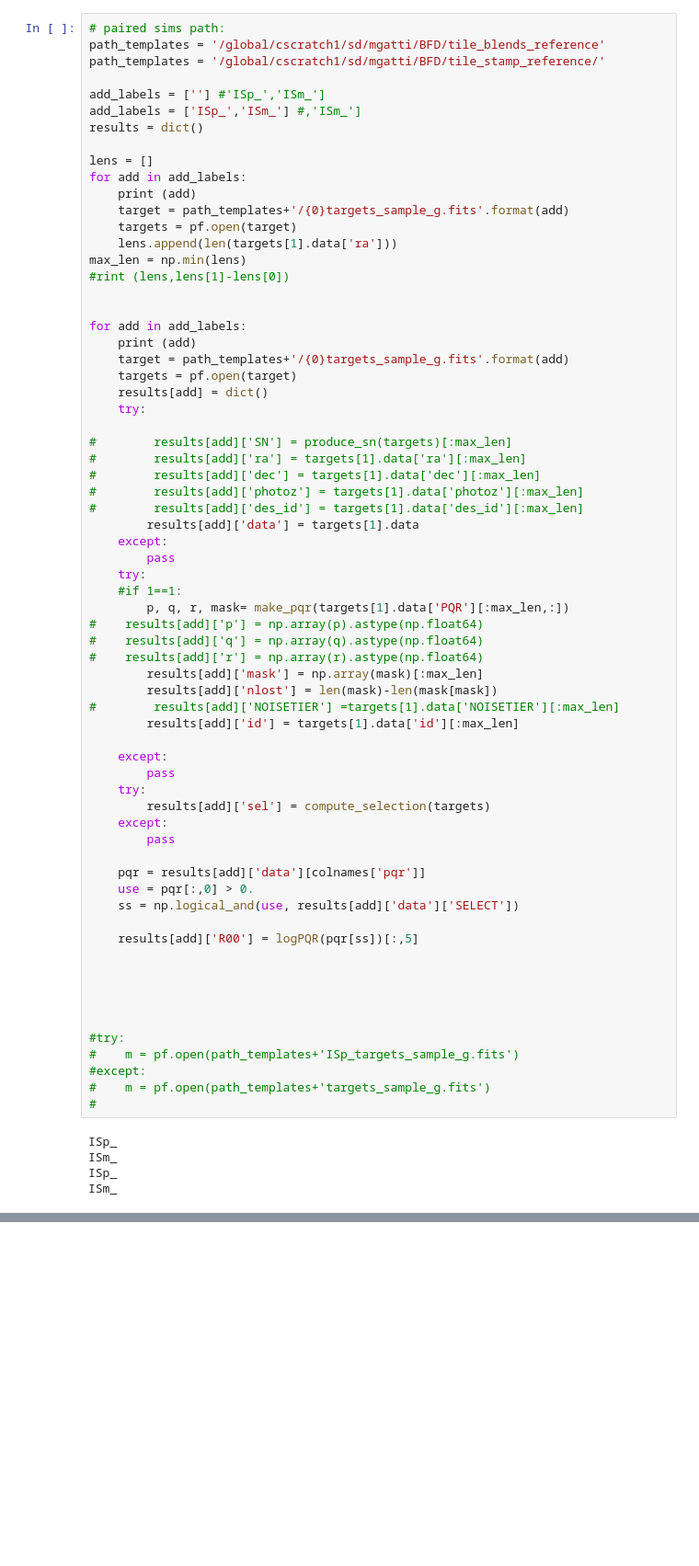
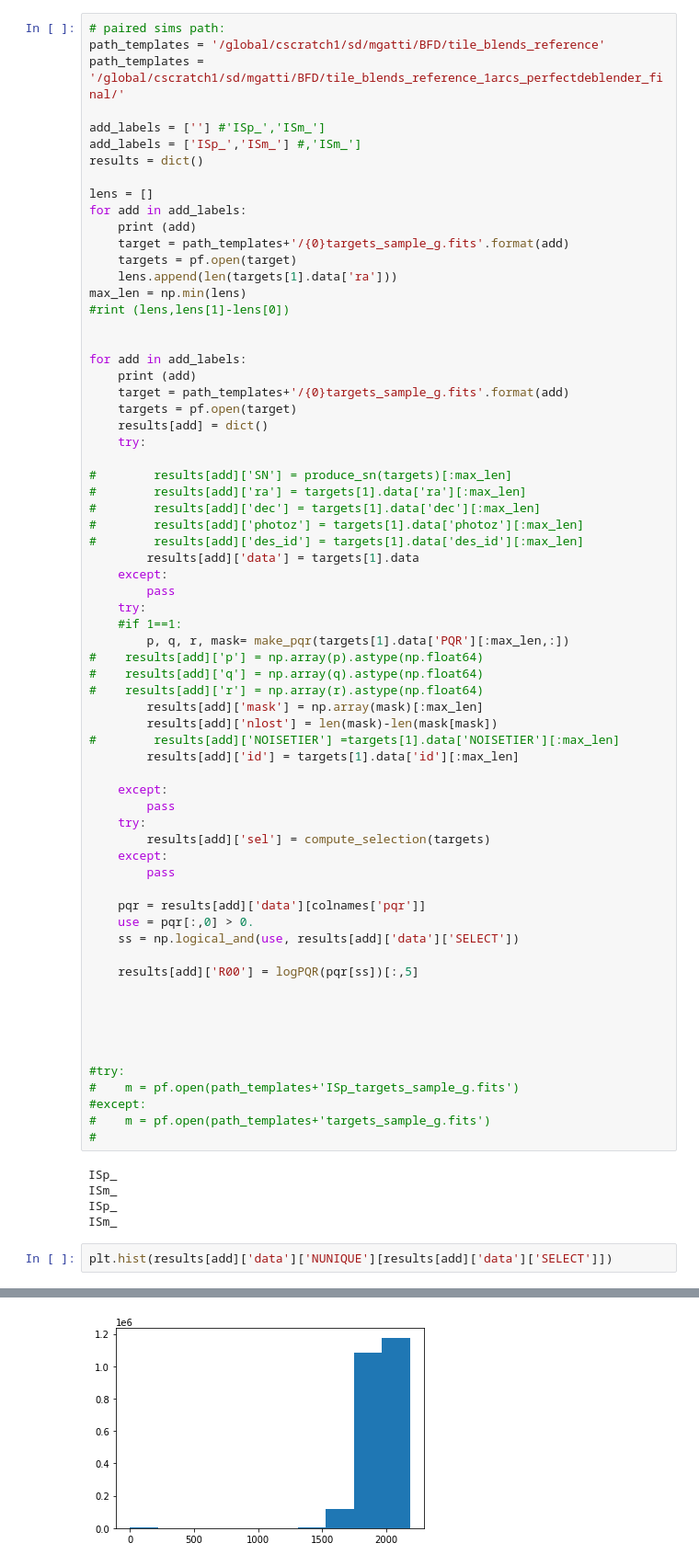
Before and after one commit to mgatti29/BFD_pipeline, a Jupyter notebook: Analysis.ipynb, the cells around one changed output, grey strips where cells are left out. Shown at 92% size. Cells and saved outputs as stored; diff of their text form; blank space fills up the shorter version.

```diff
--- a/Analysis.ipynb
+++ b/Analysis.ipynb
@@ -175,7 +175,7 @@ def load_obj(name):
 # %%
 # paired sims path:
 path_templates = '/global/cscratch1/sd/mgatti/BFD/tile_blends_reference'
-path_templates = '/global/cscratch1/sd/mgatti/BFD/tile_stamp_reference/'
+path_templates = '/global/cscratch1/sd/mgatti/BFD/tile_blends_reference_1arcs_perfectdeblender_final/'
 
 add_labels = [''] #'ISp_','ISm_']
 add_labels = ['ISp_','ISm_'] #,'ISm_']
@@ -244,3 +244,6 @@ ISp_
 ISm_
 ISp_
 ISm_
+# %%
+plt.hist(results[add]['data']['NUNIQUE'][results[add]['data']['SELECT']])
+# %% [output]
@@ -246,0 +256 @@ ISm_
+[figure, added]
```
Also changed, not shown: parts of 14 cells of this notebook, 3 other files.
